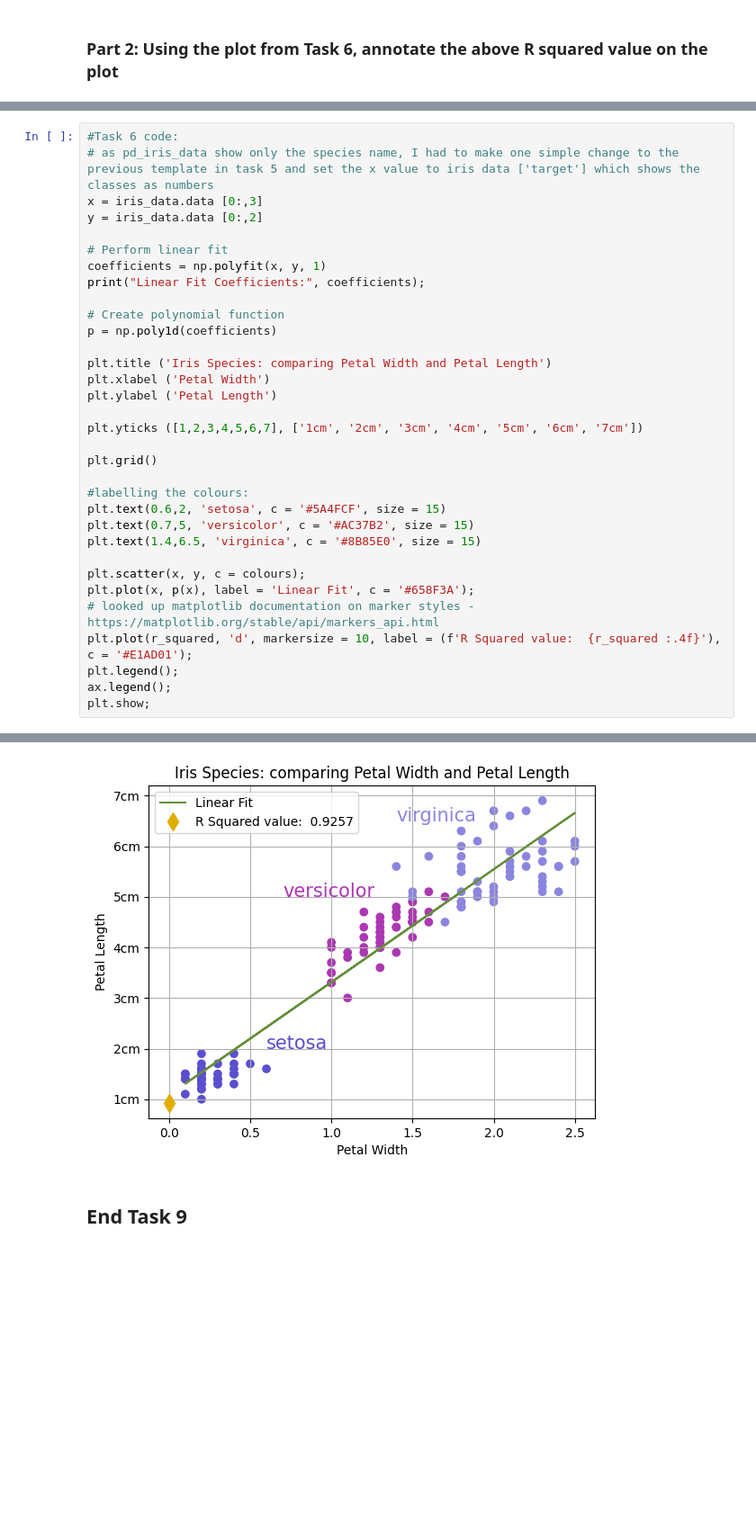
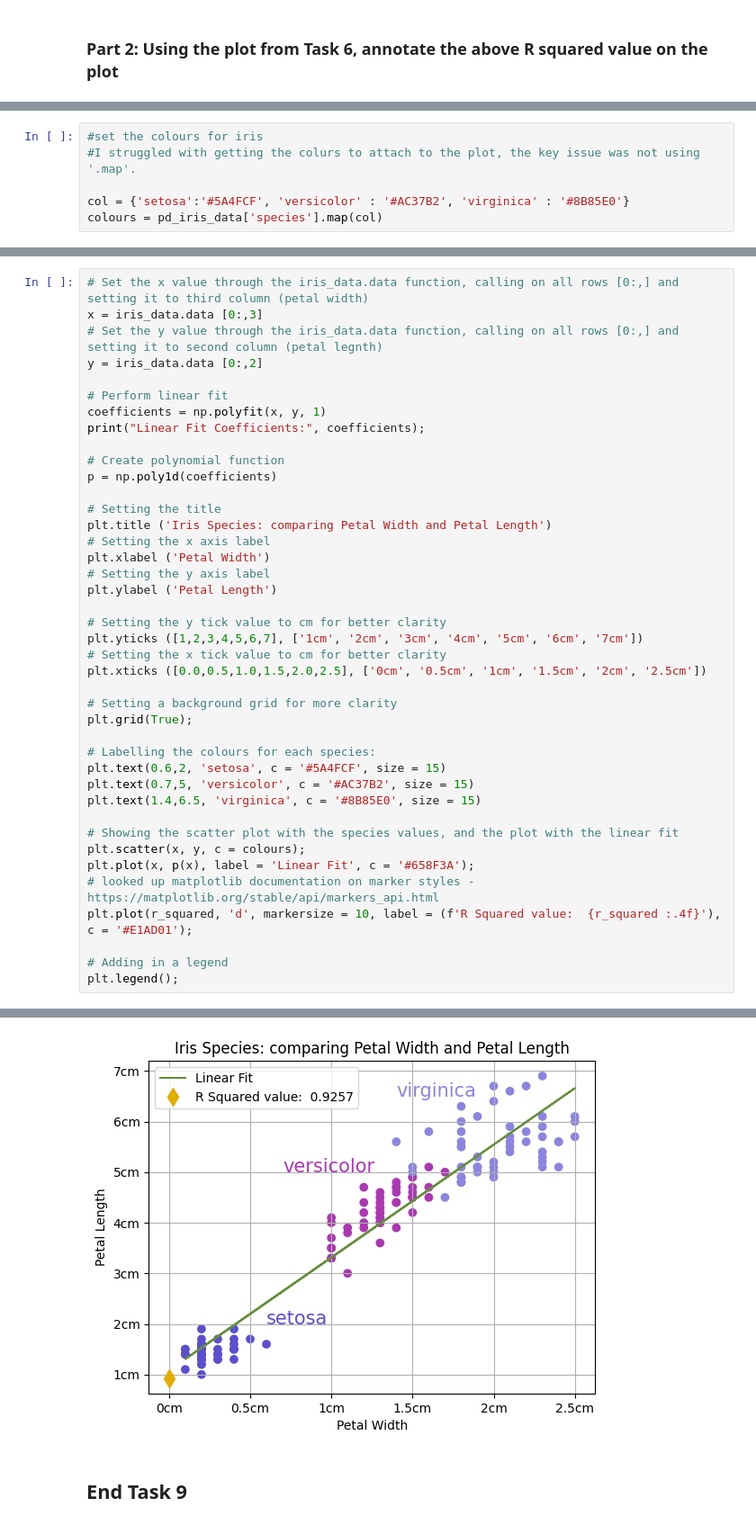
Before and after one commit to FaolanH/principles_of_data_analytics, a Jupyter notebook: tasks.ipynb, the cells around one changed output, grey strips where cells are left out. Shown at 90% size. Drawn from its saved outputs; the diff is of its cells as text; blank space fills up the shorter version.

```diff
--- a/tasks.ipynb
+++ b/tasks.ipynb
@@ -713,0 +777,6 @@ print (f' R squared is {r_squared}')
+# %%
+#set the colours for iris
+#I struggled with getting the colurs to attach to the plot, the key issue was not using '.map'.
+
+col = {'setosa':'#5A4FCF', 'versicolor' : '#AC37B2', 'virginica' : '#8B85E0'}
+colours = pd_iris_data['species'].map(col)
@@ -714,39 +785,47 @@ print (f' R squared is {r_squared}')
 # %%
-#Task 6 code:
-# as pd_iris_data show only the species name, I had to make one simple change to the previous template in task 5 and set the x value to iris data ['target'] which shows the classes as numbers
+# Set the x value through the iris_data.data function, calling on all rows [0:,] and setting it to third column (petal width)
 x = iris_data.data [0:,3]
+# Set the y value through the iris_data.data function, calling on all rows [0:,] and setting it to second column (petal legnth)
 y = iris_data.data [0:,2]
 
 # Perform linear fit
 coefficients = np.polyfit(x, y, 1)
 print("Linear Fit Coefficients:", coefficients);
 
 # Create polynomial function
 p = np.poly1d(coefficients)
 
+# Setting the title
 plt.title ('Iris Species: comparing Petal Width and Petal Length')
+# Setting the x axis label
 plt.xlabel ('Petal Width')
+# Setting the y axis label
 plt.ylabel ('Petal Length')
 
+# Setting the y tick value to cm for better clarity
 plt.yticks ([1,2,3,4,5,6,7], ['1cm', '2cm', '3cm', '4cm', '5cm', '6cm', '7cm'])
+# Setting the x tick value to cm for better clarity
+plt.xticks ([0.0,0.5,1.0,1.5,2.0,2.5], ['0cm', '0.5cm', '1cm', '1.5cm', '2cm', '2.5cm'])
 
-plt.grid()
+# Setting a background grid for more clarity
+plt.grid(True);
 
-#labelling the colours:
+# Labelling the colours for each species:
 plt.text(0.6,2, 'setosa', c = '#5A4FCF', size = 15)
 plt.text(0.7,5, 'versicolor', c = '#AC37B2', size = 15)
 plt.text(1.4,6.5, 'virginica', c = '#8B85E0', size = 15)
 
+# Showing the scatter plot with the species values, and the plot with the linear fit
 plt.scatter(x, y, c = colours);
 plt.plot(x, p(x), label = 'Linear Fit', c = '#658F3A');
 # looked up matplotlib documentation on marker styles - https://matplotlib.org/stable/api/markers_api.html
 plt.plot(r_squared, 'd', markersize = 10, label = (f'R Squared value:  {r_squared :.4f}'), c = '#E1AD01');
+
+# Adding in a legend
 plt.legend();
-ax.legend();
-plt.show;
 # %% [output]
 Linear Fit Coefficients: [2.2299405  1.08355803]
-[figure, old version]
+[figure, new version]
 # %% [markdown]
 ## End Task 9
 # %% [markdown]
```
Also changed, not shown: parts of 81 cells of this notebook.
